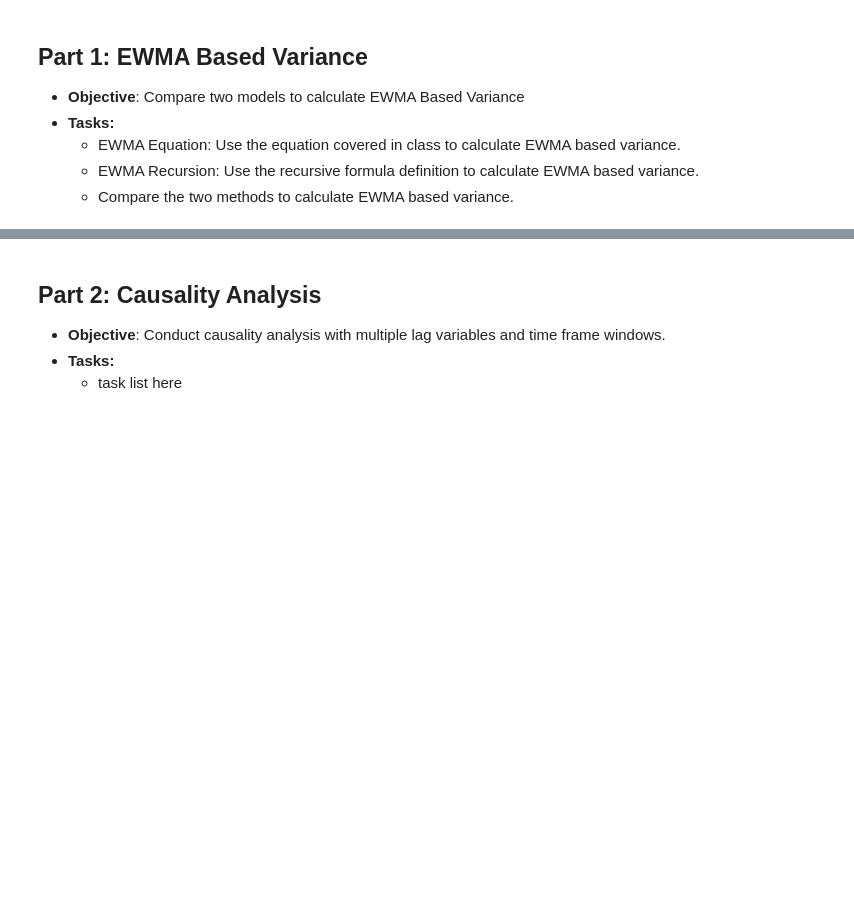
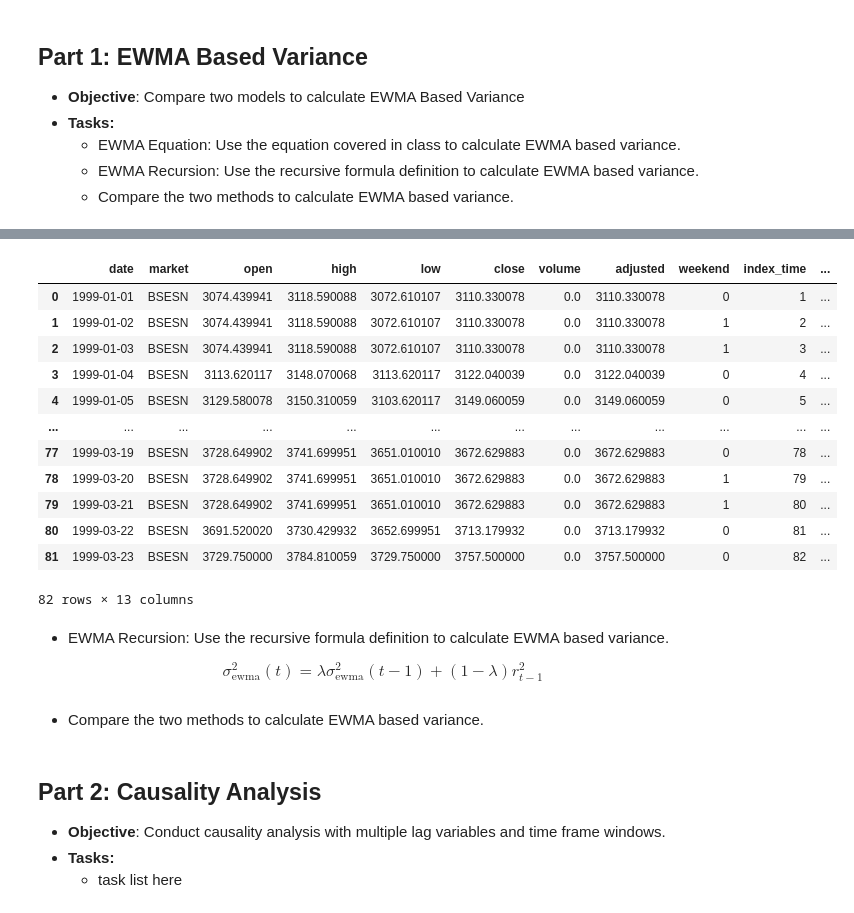
Before and after one commit to amberwalker-ds/Exploring-Advanced-Financial-Modeling-Techniques, a Jupyter notebook: MLF_HW1_code.ipynb, the cells around one changed output, grey strips where cells are left out. Drawn from its saved outputs; the diff is of its cells as text; code cells hidden in the pictures; blank space fills up the shorter version.

Commit message:
ewma equation from class written and tested

```diff
--- a/MLF_HW1_code.ipynb
+++ b/MLF_HW1_code.ipynb
@@ -354,0 +391,43 @@ df_stocks.columns
+# %%
+#EWMA Equation
+
+def ewma_formula(t, M, df_):
+    df_calc = df_[(df_['index_time']<=t)&(df_['index_time']>=(t-M))].copy()
+    df_calc['index_time_ewma_eqn'] = (t - df_calc['index_time']) - 1
+    df_calc['lambda'] = df_calc['index_time_ewma_eqn'].apply(lambda x: PARAM_LAMBDA**x)
+    df_calc['index_value'] = df_calc['lambda']*(df_calc['return_ln_daily_sqrd'])
+    df_calc.loc[df_calc['index_time']==t, 'index_value'] = 0
+    df_calc['ewma_eqn_value'] = df_calc.groupby(by = ['market'])['index_value'].transform('sum')
+    if t == 81:
+        print(df_calc)
+    df_calc.sort_values(by = ['market','date'], ascending = [True, False], inplace = True)
+    df_calc.drop_duplicates(subset = ['market'], inplace = True)
+    df_calc = df_calc[['date','market','ewma_eqn_value']]
+    return df_calc
+
+def ewma_calc(df_, iterations):
+    df_['return_ln_daily_sqrd'] = df_['return_ln_daily']**2
+    df_['ewma_eqn'] = np.nan
+
+    # df_days = df_.copy()
+    # df_days['number_of_days'] = 1
+    # df_days['number_of_days'] = df_days.groupby(by = ['market'])['number_of_days'].transform('sum')
+    # df_days.drop_duplicates(subset = ['market'], inplace = True)
+    # iterations = df_days['number_of_days'].max()
+
+    for t in range(1, iterations+1):
+        # print(t)
+        if t < PARAM_M:
+            M = t
+        else:
+            M = PARAM_M
+        df_ewma_eqn = ewma_formula(t, M, df_)
+        df_ = df_.merge(df_ewma_eqn, how = 'left', on = ['market','date'])
+        df_['ewma_eqn'] = df_['ewma_eqn'].fillna(df_['ewma_eqn_value'])
+        df_.drop(columns = ['ewma_eqn_value'], inplace = True)
+    df_.drop(columns = ['return_ln_daily_sqrd'], inplace = True)
+    return df_
+
+df_check = ewma_calc(df_stocks, 100)
+
+df_check.head()
@@ -355,5 +458,27 @@ df_stocks.columns
+# %%
+df_check.head(82)
+# %% [output]
+|  | date | market | open | high | low | close | volume | adjusted | weekend | index_time | ... |
+| 0 | 1999-01-01 | BSESN | 3074.439941 | 3118.590088 | 3072.610107 | 3110.330078 | 0.0 | 3110.330078 | 0 | 1 | ... |
+| 1 | 1999-01-02 | BSESN | 3074.439941 | 3118.590088 | 3072.610107 | 3110.330078 | 0.0 | 3110.330078 | 1 | 2 | ... |
+| 2 | 1999-01-03 | BSESN | 3074.439941 | 3118.590088 | 3072.610107 | 3110.330078 | 0.0 | 3110.330078 | 1 | 3 | ... |
+| 3 | 1999-01-04 | BSESN | 3113.620117 | 3148.070068 | 3113.620117 | 3122.040039 | 0.0 | 3122.040039 | 0 | 4 | ... |
+| 4 | 1999-01-05 | BSESN | 3129.580078 | 3150.310059 | 3103.620117 | 3149.060059 | 0.0 | 3149.060059 | 0 | 5 | ... |
+| ... | ... | ... | ... | ... | ... | ... | ... | ... | ... | ... | ... |
+| 77 | 1999-03-19 | BSESN | 3728.649902 | 3741.699951 | 3651.010010 | 3672.629883 | 0.0 | 3672.629883 | 0 | 78 | ... |
+| 78 | 1999-03-20 | BSESN | 3728.649902 | 3741.699951 | 3651.010010 | 3672.629883 | 0.0 | 3672.629883 | 1 | 79 | ... |
+| 79 | 1999-03-21 | BSESN | 3728.649902 | 3741.699951 | 3651.010010 | 3672.629883 | 0.0 | 3672.629883 | 1 | 80 | ... |
+| 80 | 1999-03-22 | BSESN | 3691.520020 | 3730.429932 | 3652.699951 | 3713.179932 | 0.0 | 3713.179932 | 0 | 81 | ... |
+| 81 | 1999-03-23 | BSESN | 3729.750000 | 3784.810059 | 3729.750000 | 3757.500000 | 0.0 | 3757.500000 | 0 | 82 | ... |
+82 rows × 13 columns
+# %% [markdown]
+- EWMA Recursion: Use the recursive formula definition to calculate EWMA based variance.
+
+$$\sigma^2_{\text{ewma}}(t) = \lambda \sigma^2_{\text{ewma}}(t-1) + (1-\lambda)r^2_{t-1}$$
 # %%
 #EWMA Recusion
+# %% [markdown]
+- Compare the two methods to calculate EWMA based variance.
 # %%
 #Compare equation to recursion
 # %% [markdown]
```
Also changed, not shown: parts of 11 cells of this notebook.
